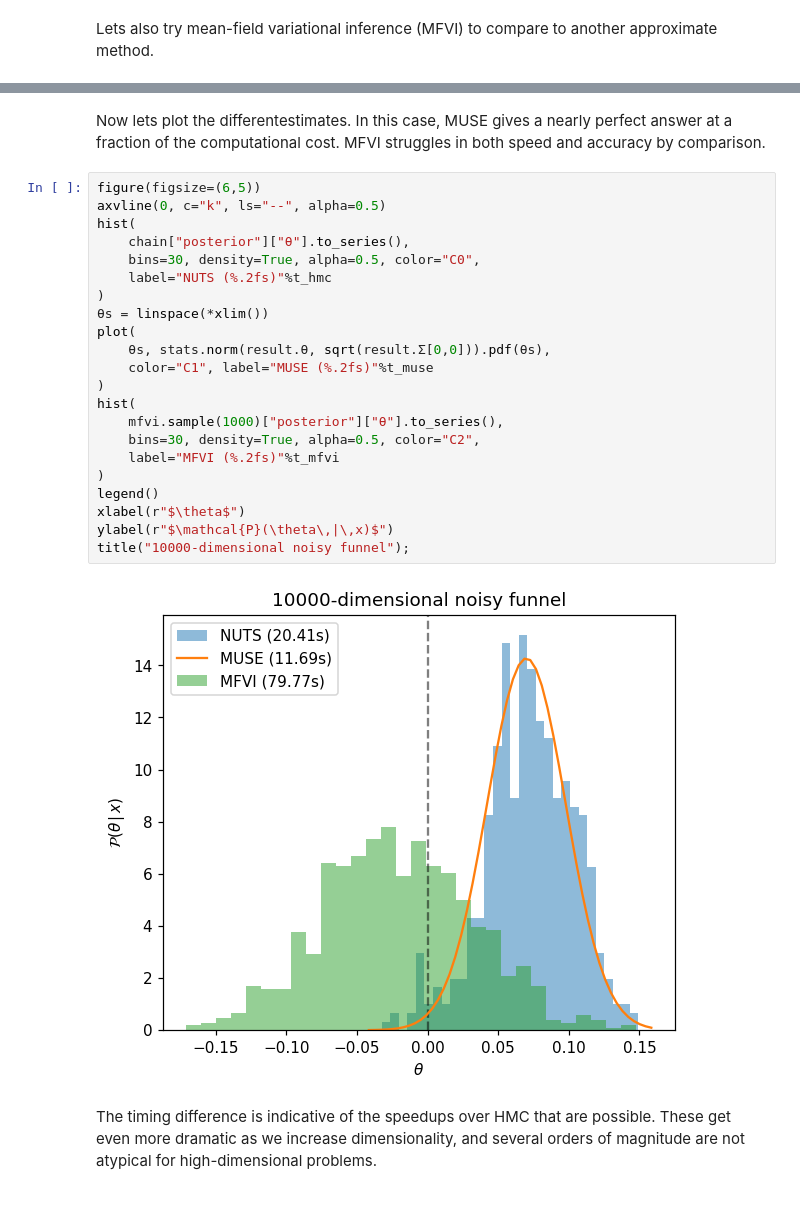
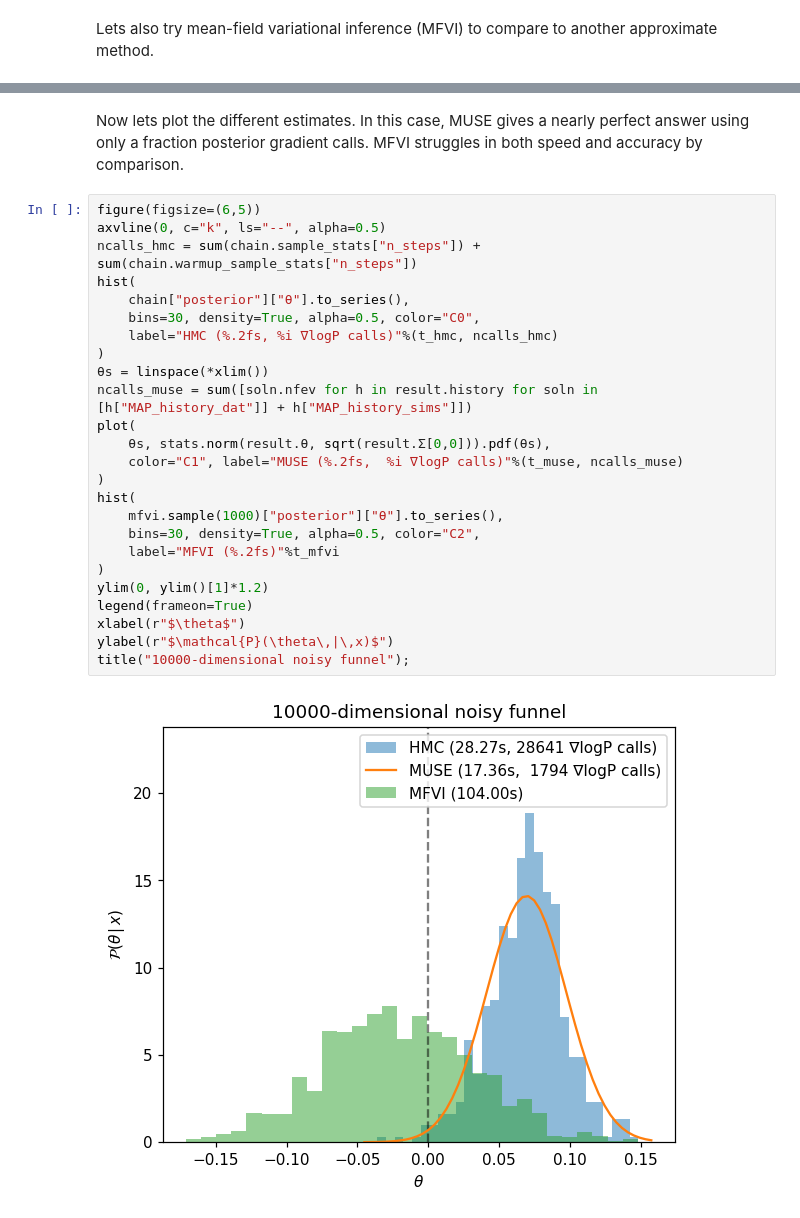
Before and after one commit to marius311/muse_inference, a Jupyter notebook: .doctrees/nbsphinx/example.ipynb, the cells around one changed output, grey strips where cells are left out. Saved outputs shown, nothing was run; the diff lists cells and outputs as text.

```diff
--- a/.doctrees/nbsphinx/example.ipynb
+++ b/.doctrees/nbsphinx/example.ipynb
@@ -90,28 +106,29 @@ with model:
 # %% [markdown]
-Now lets plot the differentestimates. In this case, MUSE gives a nearly perfect answer at a fraction of the computational cost. MFVI struggles in both speed and accuracy by comparison.
+Now lets plot the different estimates. In this case, MUSE gives a nearly perfect answer using only a fraction posterior gradient calls. MFVI struggles in both speed and accuracy by comparison.
 # %%
 figure(figsize=(6,5))
 axvline(0, c="k", ls="--", alpha=0.5)
+ncalls_hmc = sum(chain.sample_stats["n_steps"]) + sum(chain.warmup_sample_stats["n_steps"])
 hist(
     chain["posterior"]["θ"].to_series(),
     bins=30, density=True, alpha=0.5, color="C0",
-    label="NUTS (%.2fs)"%t_hmc
+    label="HMC (%.2fs, %i ∇logP calls)"%(t_hmc, ncalls_hmc)
 )
 θs = linspace(*xlim())
+ncalls_muse = sum([soln.nfev for h in result.history for soln in [h["MAP_history_dat"]] + h["MAP_history_sims"]])
 plot(
     θs, stats.norm(result.θ, sqrt(result.Σ[0,0])).pdf(θs),
-    color="C1", label="MUSE (%.2fs)"%t_muse
+    color="C1", label="MUSE (%.2fs,  %i ∇logP calls)"%(t_muse, ncalls_muse)
 )
 hist(
     mfvi.sample(1000)["posterior"]["θ"].to_series(),
     bins=30, density=True, alpha=0.5, color="C2",
     label="MFVI (%.2fs)"%t_mfvi
 )
-legend()
+ylim(0, ylim()[1]*1.2)
+legend(frameon=True)
 xlabel(r"$\theta$")
 ylabel(r"$\mathcal{P}(\theta\,|\,x)$")
 title("10000-dimensional noisy funnel");
 # %% [output]
-[figure, old version]
+[figure, new version]
-# %% [markdown]
-The timing difference is indicative of the speedups over HMC that are possible. These get even more dramatic as we increase dimensionality, and several orders of magnitude are not atypical for high-dimensional problems.
```
Also changed, not shown: parts of 8 cells of this notebook, 9 other files.
